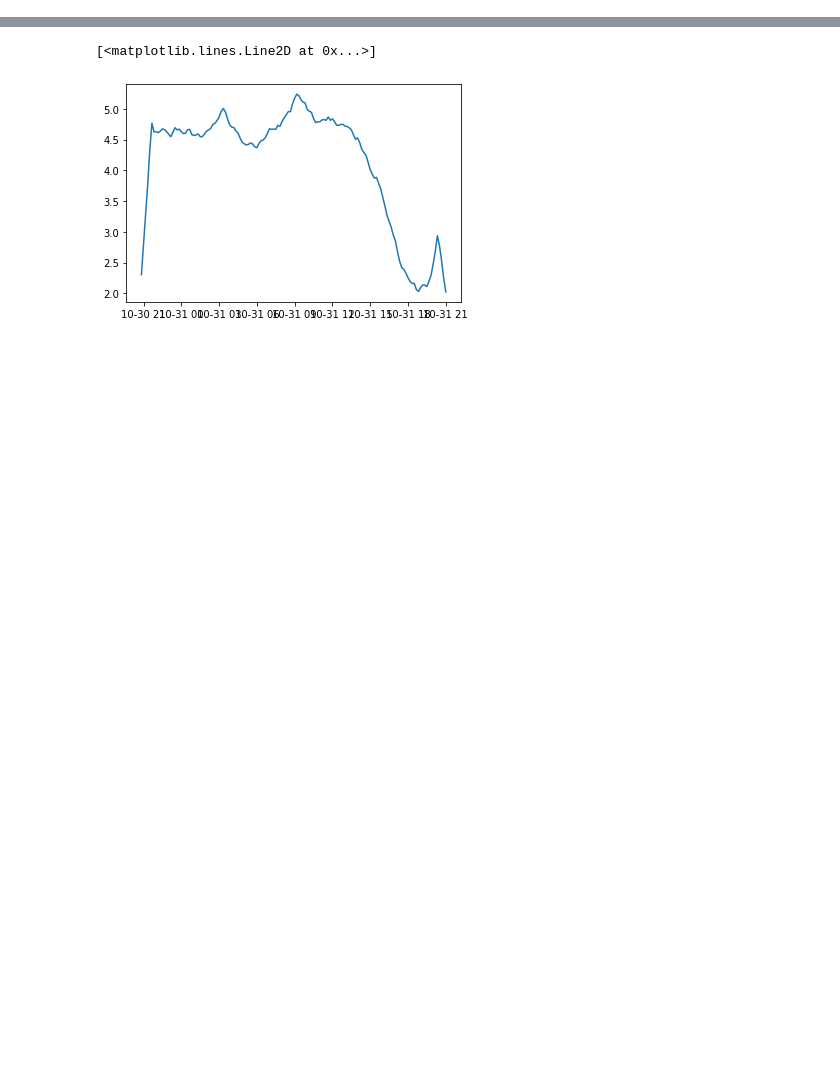
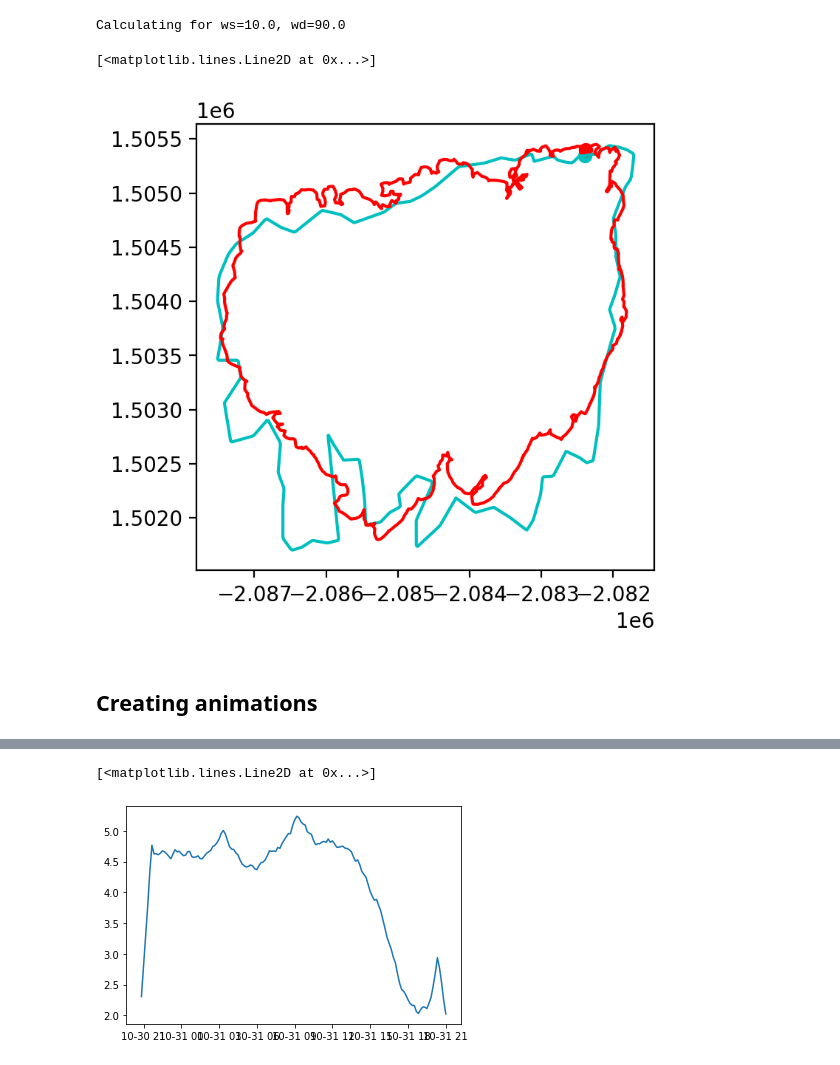
Before and after one commit to tolgacaglar/farsite-devAPI, a Jupyter notebook: src/Perimeter Adjusting through Kalman Filter.ipynb, the cells around one changed output, grey strips where cells are left out. Drawn from its saved outputs; the diff is of its cells as text; code cells hidden in the pictures; blank space fills up the shorter version.

```diff
--- a/src/Perimeter Adjusting through Kalman Filter.ipynb
+++ b/src/Perimeter Adjusting through Kalman Filter.ipynb
@@ -119,10 +151,20 @@ def convolve_timeseries(times, values, hours=6):
 # %%
-gdfMariaSim = pd.read_pickle('/home/tcaglar/farsite-devAPI/src/Maria2019_simulation.pkl')
+gdfMariaSim = pd.read_pickle('~/farsite-devAPI/src/Maria2019_simulation.pkl')
+change_username_to_jovyan(gdfMariaSim, 'filepath')
+change_username_to_jovyan(gdfMariaSim, 'configpath')
 
-df = pd.read_pickle('/home/tcaglar/data/test_table.pkl')
+df = pd.read_pickle('~/data/test_table.pkl')
 dfMaria = df[(df['description'] == 'Maria2019') &
              (df['filetype'] == 'Ignition')]
+change_username_to_jovyan(dfMaria, 'filepath')
+
 for ix, row in dfMaria.iterrows():
-    dfMaria.loc[ix, 'geometry'] = gpd.read_file(row['filepath'])['geometry'].iloc[0]
+    if isinstance(gpd.read_file(row['filepath'])['geometry'].iloc[0], MultiPolygon):
+        dfMaria.loc[ix, 'geometry'] = gpd.read_file(row['filepath'])['geometry'].iloc[0].geoms[0]
+    elif isinstance(gpd.read_file(row['filepath'])['geometry'].iloc[0], Polygon):
+        dfMaria.loc[ix, 'geometry'] = gpd.read_file(row['filepath'])['geometry'].iloc[0]
+    else:
+        print('type is not Polygon or MultiPolygon. Check!!')
+        break
 gdfMariaIgnition = gpd.GeoDataFrame(dfMaria, crs='EPSG:5070', geometry='geometry')
 # %% [output]
@@ -204,0 +255,32 @@ ax.plot(df['U'], df['V'], 'o', color=(0,0,1, 0.25))
+# %%
+windspeeds = gdfMariaSim['windspeed'].unique()
+winddirections = gdfMariaSim['winddirection'].unique()
+
+wsidx = 10
+wdidx = 15
+
+windspeed = windspeeds[wsidx]
+winddirection = winddirections[wdidx]
+
+print(f'Calculating for ws={windspeed}, wd={winddirection}')
+
+vertices_simulated = list(gdfMariaSim[(gdfMariaSim['windspeed'] == windspeed) &
+                                      (gdfMariaSim['winddirection'] == winddirection) &
+                                      (gdfMariaSim['compareidx'] == compareidx)].iloc[0]['geometry'][0].exterior.coords)
+vertex_pairs = find_pairs(vertices_observed, vertices_simulated)
+vertex_pairs_np = np.array(vertex_pairs)
+
+vertices_A = vertex_pairs_np[:, :2]
+vertices_B = vertex_pairs_np[:, 2:]
+
+fig, ax = plt.subplots(1,1, figsize=(4,4), dpi=200)
+
+ax.plot(vertices_A[0,0], vertices_A[0,1], 'co')
+ax.plot(vertices_B[0,0], vertices_B[0,1], 'ro')
+
+ax.plot(vertices_A[:,0], vertices_A[:,1], 'c')
+ax.plot(vertices_B[:,0], vertices_B[:,1], 'r')
+# %% [output]
+Calculating for ws=10.0, wd=90.0
+[<matplotlib.lines.Line2D at 0x...>]
+[figure, added]
@@ -204,0 +303,2 @@ ax.plot(df['U'], df['V'], 'o', color=(0,0,1, 0.25))
+# %% [markdown]
+## Creating animations
```
Also changed, not shown: parts of 32 cells of this notebook, 4 other files.
